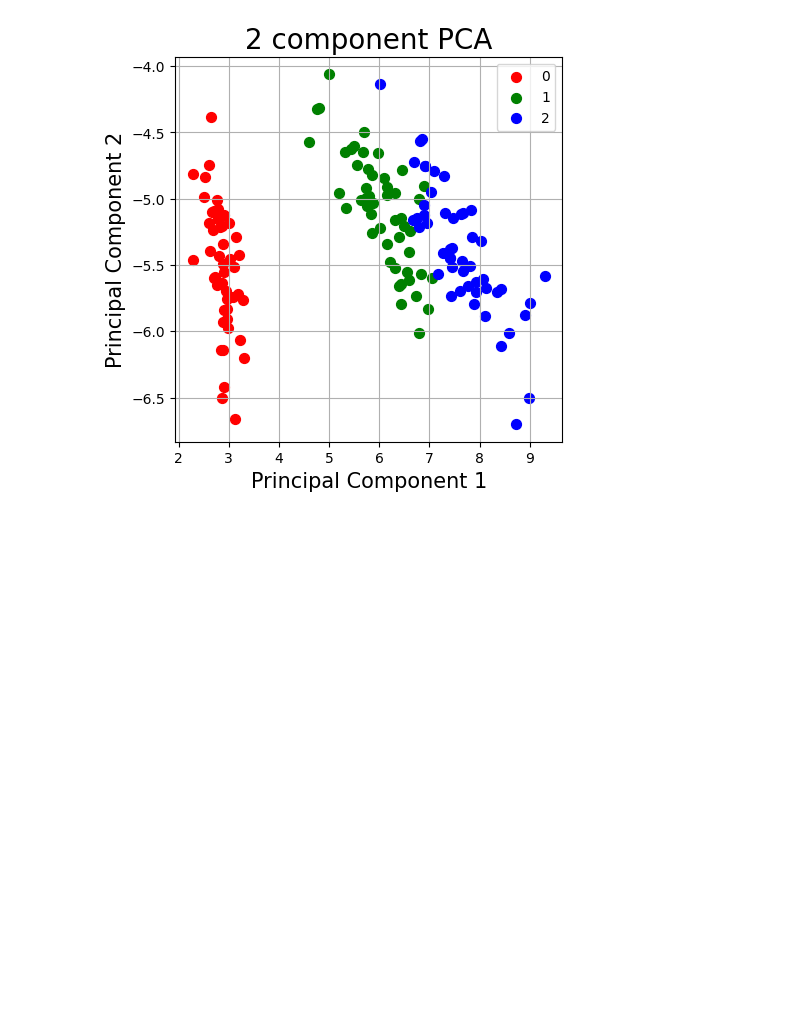
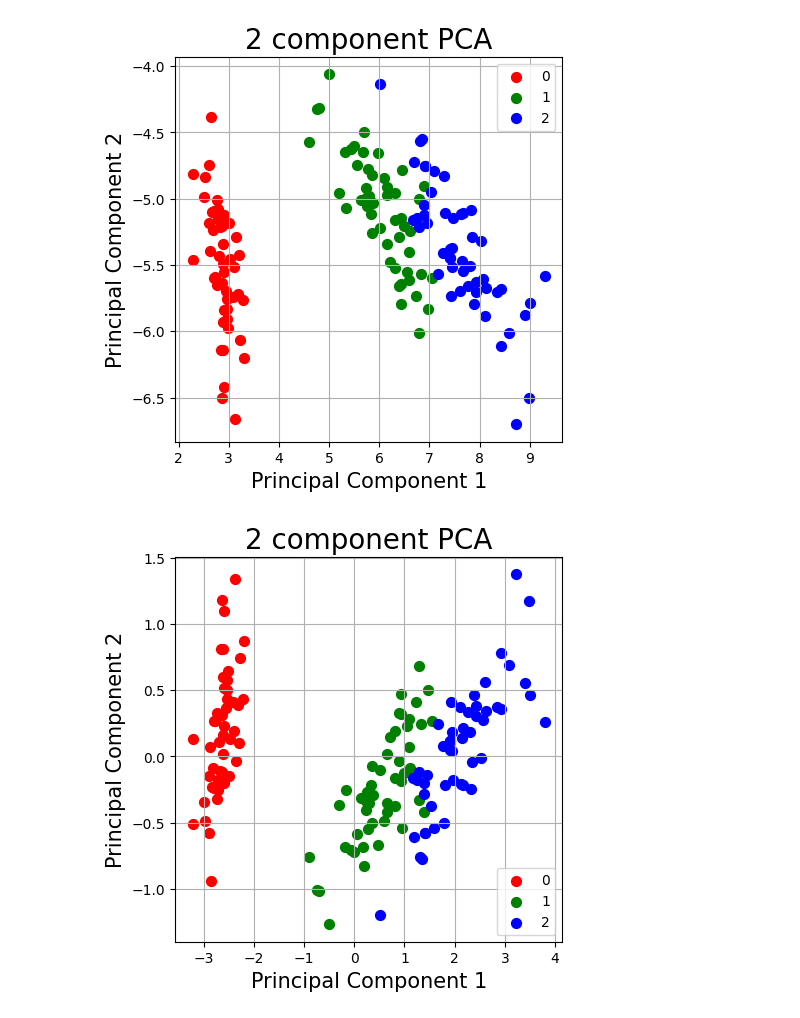
Before and after one commit to Yellow-BringtEast/python-study, a Jupyter notebook: 机器学习/花书代码实现/chapter1.ipynb, the cells around one changed output. Saved outputs shown, nothing was run; the diff lists cells and outputs as text; code cells hidden in the pictures; blank space fills up the shorter version.

```diff
--- a/机器学习/花书代码实现/chapter1.ipynb
+++ b/机器学习/花书代码实现/chapter1.ipynb
@@ -261,3 +261,30 @@ ax.legend(targets)
 ax.grid()
 # %% [output]
 [figure]
+# %%
+# 使用sklearn包实现PCA
+from sklearn.decomposition import PCA as SK_PCA
+sk_pac = SK_PCA(n_components=2)
+Y = sk_pac.fit_transform(X)
+
+principal_df = pd.DataFrame(data=np.array(Y), columns=['principal component 1', 'principal component 2'])
+df = pd.concat([principal_df, y], axis=1)
+fig = plt.figure(figsize=(5, 5))
+ax = fig.add_subplot(1, 1, 1)
+ax.set_xlabel('Principal Component 1', fontsize=15)
+ax.set_ylabel('Principal Component 2', fontsize=15)
+ax.set_title('2 component PCA', fontsize=20)
+
+targets = [0, 1, 2]
+colors = ['r', 'g', 'b']
+for target, color in zip(targets, colors):
+    indices_to_keep = df['label'] == target
+    ax.scatter(df.loc[indices_to_keep, 'principal component 1'],
+               df.loc[indices_to_keep, 'principal component 2'],
+               c=color,
+               s=50)
+
+ax.legend(targets)
+ax.grid()
+# %% [output]
+[figure, added]
```
